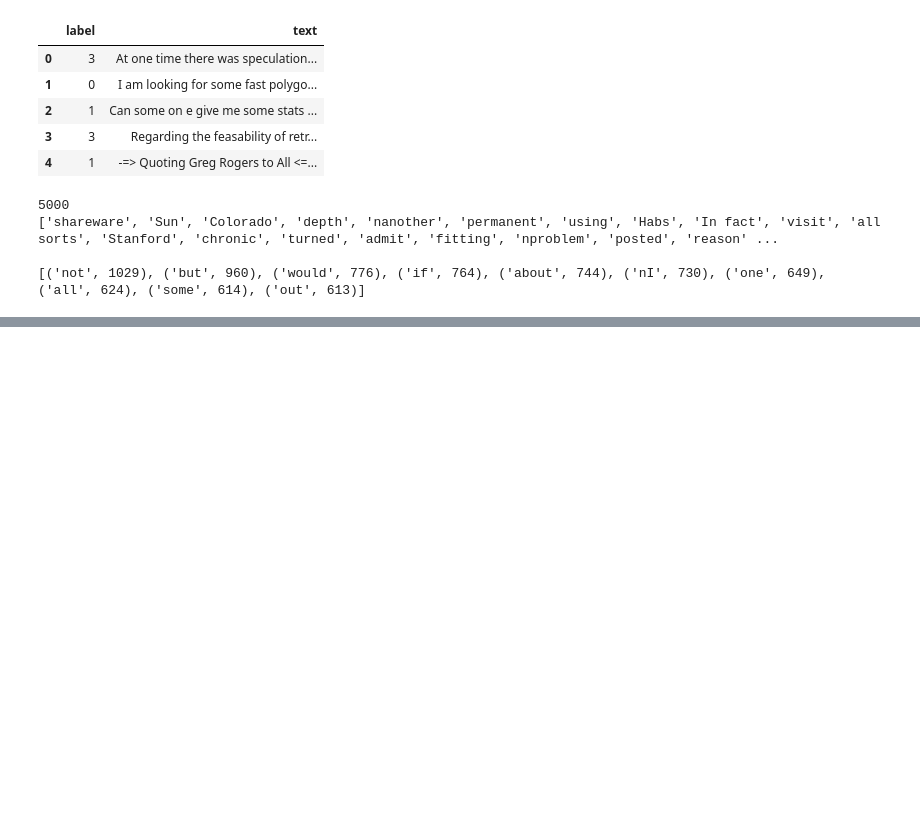
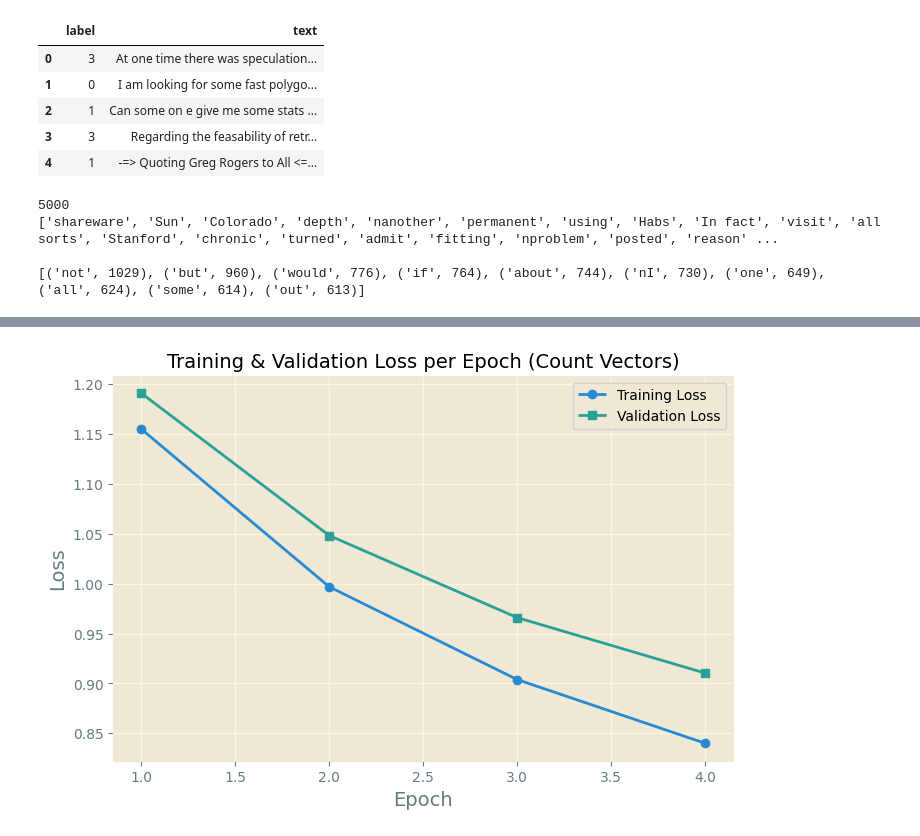
Before and after one commit to trcamnguyen/Logistic-Regression, a Jupyter notebook: Logistic_Regression.ipynb, the cells around one changed output, grey strips where cells are left out. Cells and saved outputs as stored; diff of their text form; code cells hidden in the pictures; blank space fills up the shorter version.

```diff
--- a/Logistic_Regression.ipynb
+++ b/Logistic_Regression.ipynb
@@ -650,20 +658,3 @@ topic_X_dev_count = vectorise(topic_XDev_ngram,topic_vocab)
 
 topic_XTest_ngram = Extract_X_ngram(topic_test_textlist)
 topic_X_test_count = vectorise(topic_XTest_ngram,topic_vocab)
-# %%
-# ======================
-# 1. Train với Count Vectors
-# ======================
-sgd_count = SGDClassifier(
-    loss="log_loss",      # logistic regression
-    penalty="l2",         # regularization
-    max_iter=1000,
-    random_state=42
-)
-sgd_count.fit(topic_X_tr_count, ArrayTR_Topic.ravel())
-
-# Evaluate trên Dev set
-y_dev_pred_count = sgd_count.predict(topic_X_dev_count)
-print("=== Logistic Regression (Count Vectors) ===")
-print(classification_report(ArrayDev_Topic, y_dev_pred_count))
-print(confusion_matrix(ArrayDev_Topic, y_dev_pred_count))
@@ -718,0 +734,8 @@ F1-Score: 0.7685179963641011
+# %%
+topic_w_count, topic_loss_tr_count, topic_dev_loss_count,epochmax3 = SGDMulti(X_tr =topic_X_tr_count, Y_tr = ArrayTR_Topic,
+                                             X_dev=topic_X_dev_count,
+                                             Y_dev=ArrayDev_Topic,
+                                             num_classes=5,
+                                             lr=0.001,
+                                             alpha=0.001,
+                                             epochs=4)
@@ -718,0 +747,15 @@ F1-Score: 0.7685179963641011
+# %%
+epochs_arr = np.arange(1, epochmax3 + 1)
+
+plt.figure(figsize=(8,5))
+with plt.style.context('Solarize_Light2'):
+    plt.plot(epochs_arr, topic_loss_tr_count, marker='o', label="Training Loss")
+    plt.plot(epochs_arr, topic_dev_loss_count, marker='s', label="Validation Loss")
+    plt.xlabel('Epoch', fontsize=14)
+    plt.ylabel('Loss', fontsize=14)
+    plt.title('Training & Validation Loss per Epoch (Count Vectors)', fontsize=14)
+    plt.legend()
+    plt.grid(True)
+plt.show()
+# %% [output]
+[figure, added]
```
Also changed, not shown: parts of 19 cells of this notebook.
